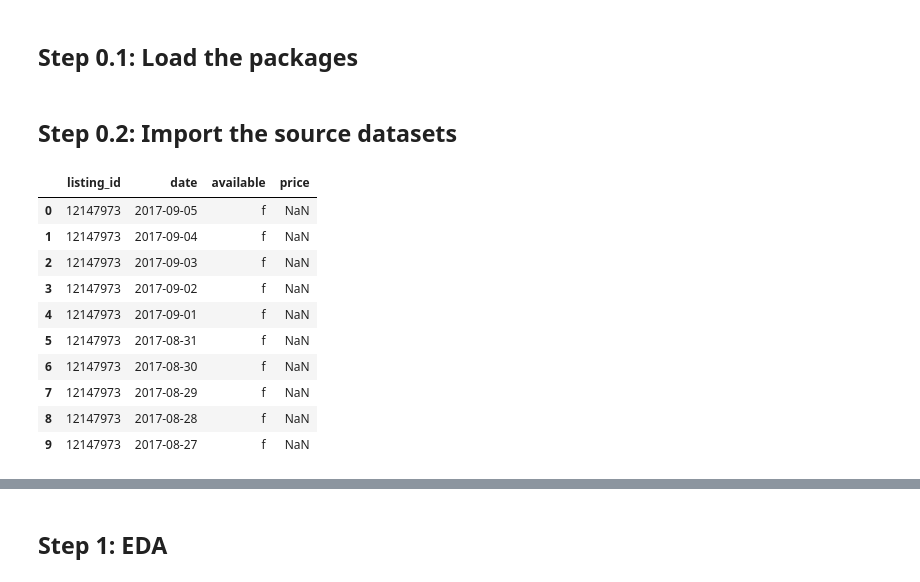
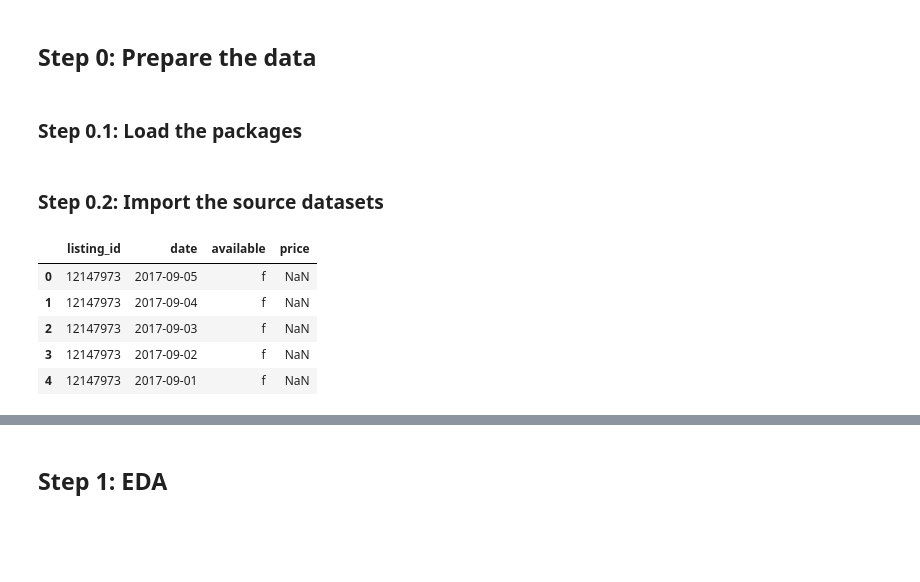
Before and after one commit to Hongyi-Luu/DS_Project-1, a Jupyter notebook: main.ipynb, the cells around one changed output, grey strips where cells are left out. Cells and saved outputs as stored; diff of their text form; code cells hidden in the pictures; blank space fills up the shorter version.

```diff
--- a/main.ipynb
+++ b/main.ipynb
@@ -3,5 +17,7 @@
+# %% [markdown]
+## Step 0: Prepare the data
 # %% [markdown]
-## Step 0.1: Load the packages
+### Step 0.1: Load the packages
 # %%
 # Import libraries
 import numpy as np
@@ -10,20 +27,15 @@ import matplotlib.pyplot as plt
 # %% [markdown]
-## Step 0.2: Import the source datasets
+### Step 0.2: Import the source datasets
 # %%
 # Load in the airbnb seattle datasets
-df_Sea_calendar = pd.read_csv('/Users/kobe/Desktop/DS Nanodegree/Project 1/datasets/Sea_calendar.csv',sep=",")
-df_Sea_listings = pd.read_csv('/Users/kobe/Desktop/DS Nanodegree/Project 1/datasets/Sea_listings.csv', sep=",")
-df_Sea_reviews = pd.read_csv('/Users/kobe/Desktop/DS Nanodegree/Project 1/datasets/Sea_reviews.csv', sep=",")
-df_Sea_calendar.head(10)
+df_Sea_calendar = pd.read_csv('/Users/kobe/Desktop/DS_Nanodegree/Project_1/datasets/Sea_calendar.csv',sep=",")
+df_Sea_listings = pd.read_csv('/Users/kobe/Desktop/DS_Nanodegree/Project_1/datasets/Sea_listings.csv', sep=",")
+df_Sea_reviews = pd.read_csv('/Users/kobe/Desktop/DS_Nanodegree/Project_1/datasets/Sea_reviews.csv', sep=",")
+df_Sea_calendar.head(5)
 # %% [output]
 |  | listing_id | date | available | price |
 | 0 | 12147973 | 2017-09-05 | f | NaN |
 | 1 | 12147973 | 2017-09-04 | f | NaN |
 | 2 | 12147973 | 2017-09-03 | f | NaN |
 | 3 | 12147973 | 2017-09-02 | f | NaN |
 | 4 | 12147973 | 2017-09-01 | f | NaN |
-| 5 | 12147973 | 2017-08-31 | f | NaN |
-| 6 | 12147973 | 2017-08-30 | f | NaN |
-| 7 | 12147973 | 2017-08-29 | f | NaN |
-| 8 | 12147973 | 2017-08-28 | f | NaN |
-| 9 | 12147973 | 2017-08-27 | f | NaN |
```
Also changed, not shown: parts of 68 cells of this notebook.
